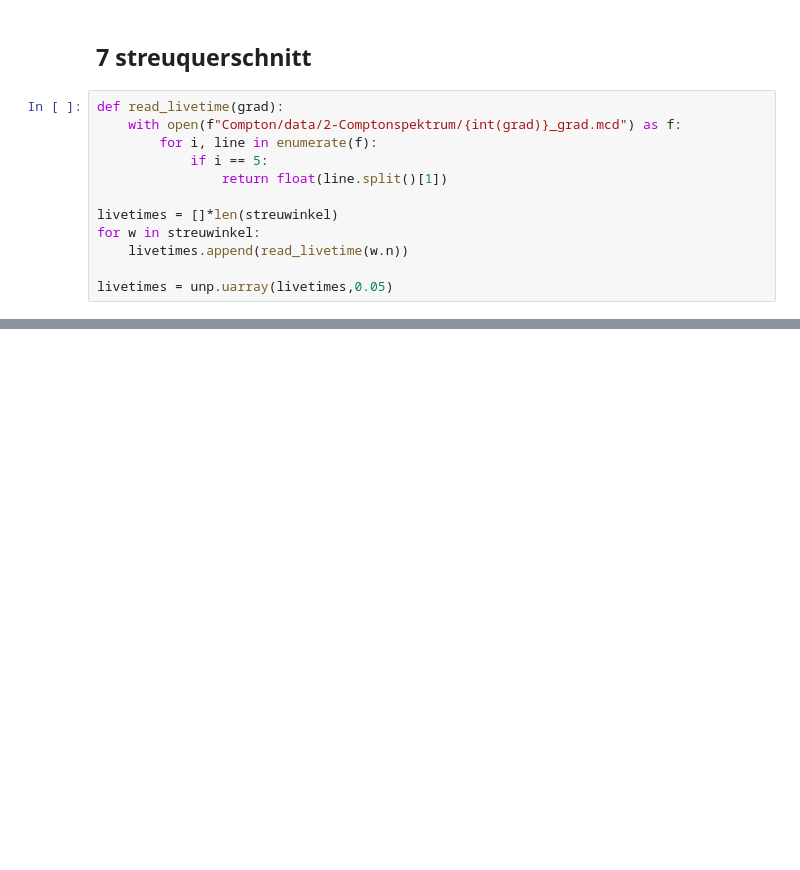
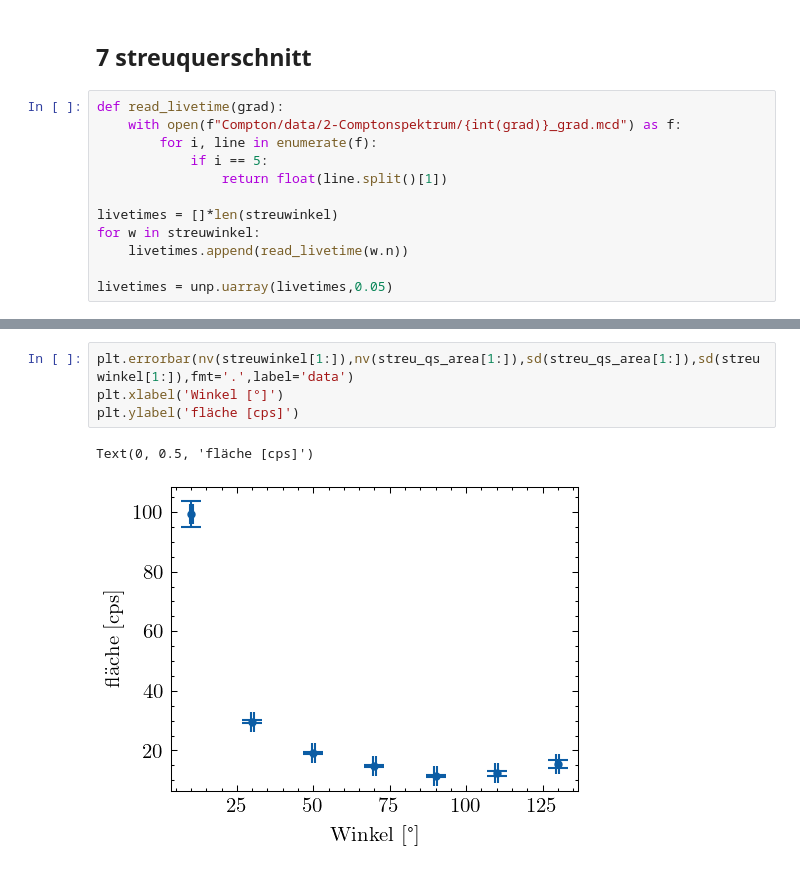
Before and after one commit to emhl/FP1, a Jupyter notebook: Compton.ipynb, the cells around one changed output, grey strips where cells are left out. Drawn from its saved outputs; the diff is of its cells as text; blank space fills up the shorter version.

```diff
--- a/Compton.ipynb
+++ b/Compton.ipynb
@@ -680,2 +680,9 @@ Winkel   Peak cps        Fläche
 Text(0.5, 0, 'Kanal')
 [figure]
+# %%
+plt.errorbar(nv(streuwinkel[1:]),nv(streu_qs_area[1:]),sd(streu_qs_area[1:]),sd(streuwinkel[1:]),fmt='.',label='data')
+plt.xlabel('Winkel [°]')
+plt.ylabel('fläche [cps]')
+# %% [output]
+Text(0, 0.5, 'fläche [cps]')
+[figure, added]
```
Also changed, not shown: parts of 11 cells of this notebook.
